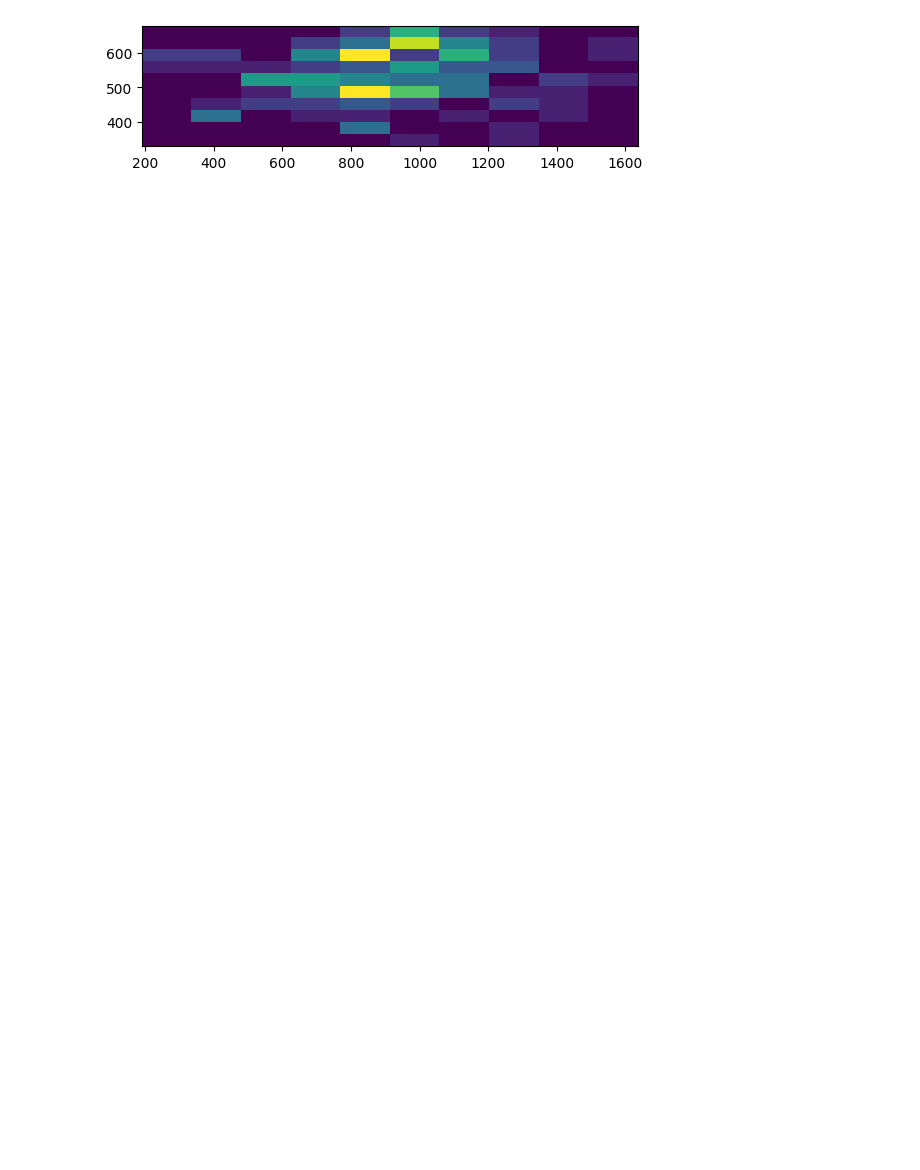
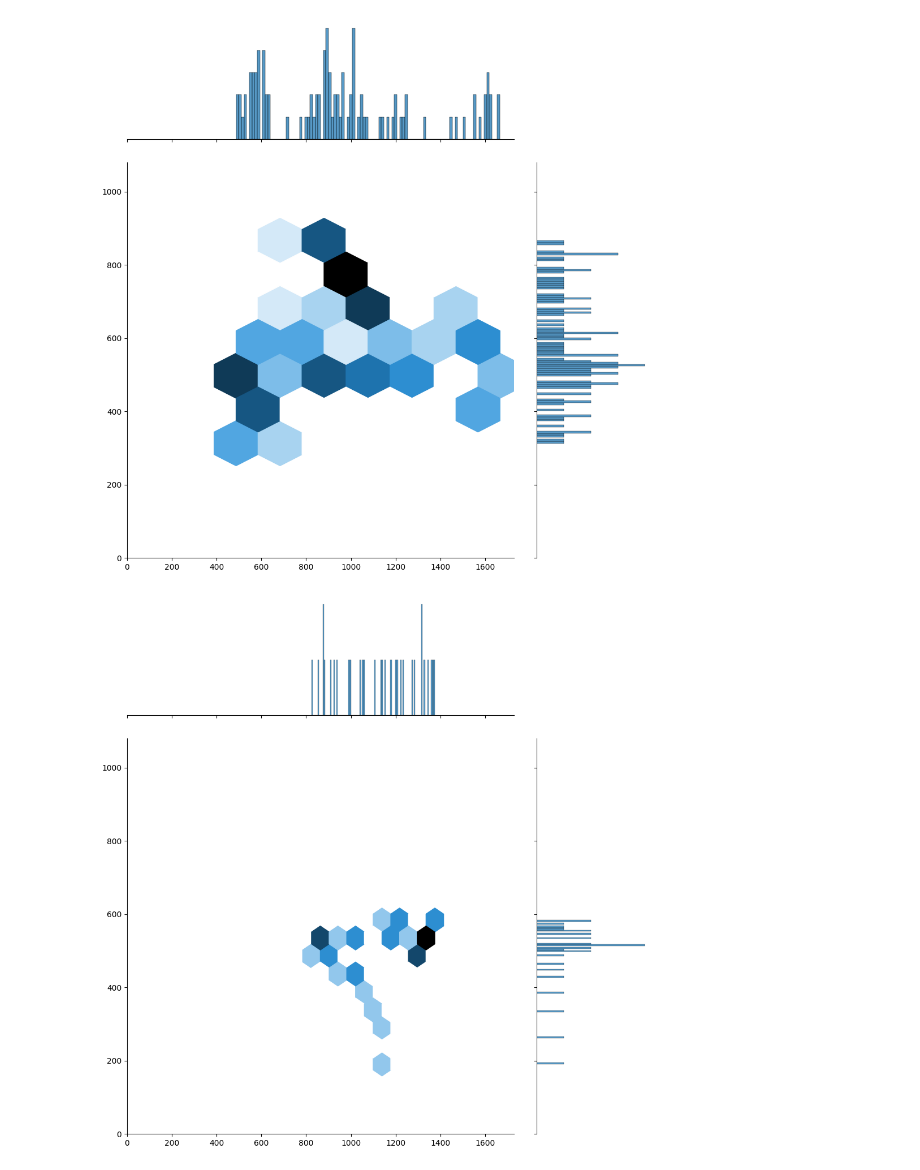
Before and after one commit to GAtemROU/Thesis-Project, a Jupyter notebook: analysis/heatmap_gen.ipynb, the cells around one changed output. Cells and saved outputs as stored; diff of their text form; code cells hidden in the pictures; blank space fills up the shorter version.

```diff
--- a/analysis/heatmap_gen.ipynb
+++ b/analysis/heatmap_gen.ipynb
@@ -9,7 +9,7 @@ import seaborn as sns
 
 pp = pprint.PrettyPrinter(indent=4)
 # %%
-df = pd.read_csv('experiment_results.csv')
+df = pd.read_csv('data/experiment_results_server_test.csv')
 
 def parse(data):
     while data[0] != '{':
@@ -22,8 +22,10 @@ def parse(data):
 
 
 df = pd.concat([df, pd.json_normalize(df.apply(lambda x: parse(x['answer']), axis=1), max_level=0)], axis=1)
+# blacklist = ['a']
+# df = df[~df['workerid'].isin(blacklist)]
 df.gaze = df.gaze.apply(lambda x: {key:val for key, val in json.loads(base64.b64decode(x)).items() if int(key) > 0})
-df.sort_values(by=['workerid', 'timestamp'], inplace=True)
+df.sort_values(by=['workerid', 'userTrialId', 'timestamp'], inplace=True)
 df
 # %% [output]
 |  | filename | listnumber | assignmentid | hitid | workerid | origin | timestamp | partid | questionid | ... |
@@ -47,11 +47,15 @@ df
 # %%
-sample = df.iloc[3]
-gaze_sample = sample.gaze
-x = np.array([g['x'] for g in gaze_sample.values()])
-y = np.array([g['y'] for g in gaze_sample.values()])
-
-sns.jointplot(x=x, y=y, kind='hex')
+sample = df[df['workerid']=='k']
+resolution = sample.iloc[0].deviceInfo['screen'].split('x')
+resolution = (int(resolution[0]), int(resolution[1]))
+for i in range(12):
+    gaze_sample = sample.gaze.iloc[i]
+    x = np.array([g['x'] for g in gaze_sample.values()])
+    y = np.array([g['y'] for g in gaze_sample.values()])
+    # keep proportions of the screen
+    sns.jointplot(x=x, y=y, kind='hex', xlim=(0, resolution[0]), ylim=(0, resolution[1]), height=10, ratio=3)
 
 plt.show()
 # %% [output]
-[figure, old version]
+[figure, new version]
+[figure, added]
```
Also changed, not shown: parts of 2 cells of this notebook, 10 other files.
